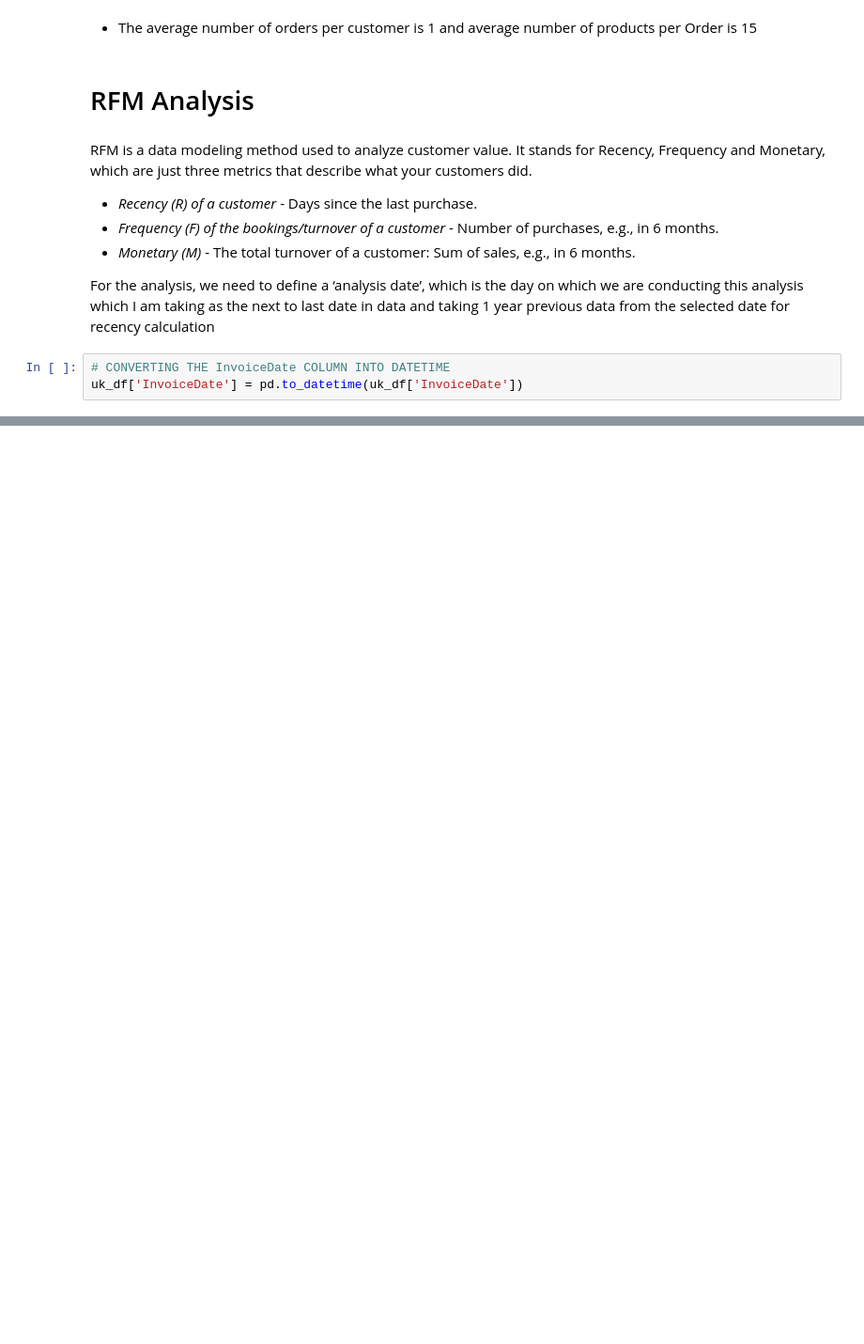
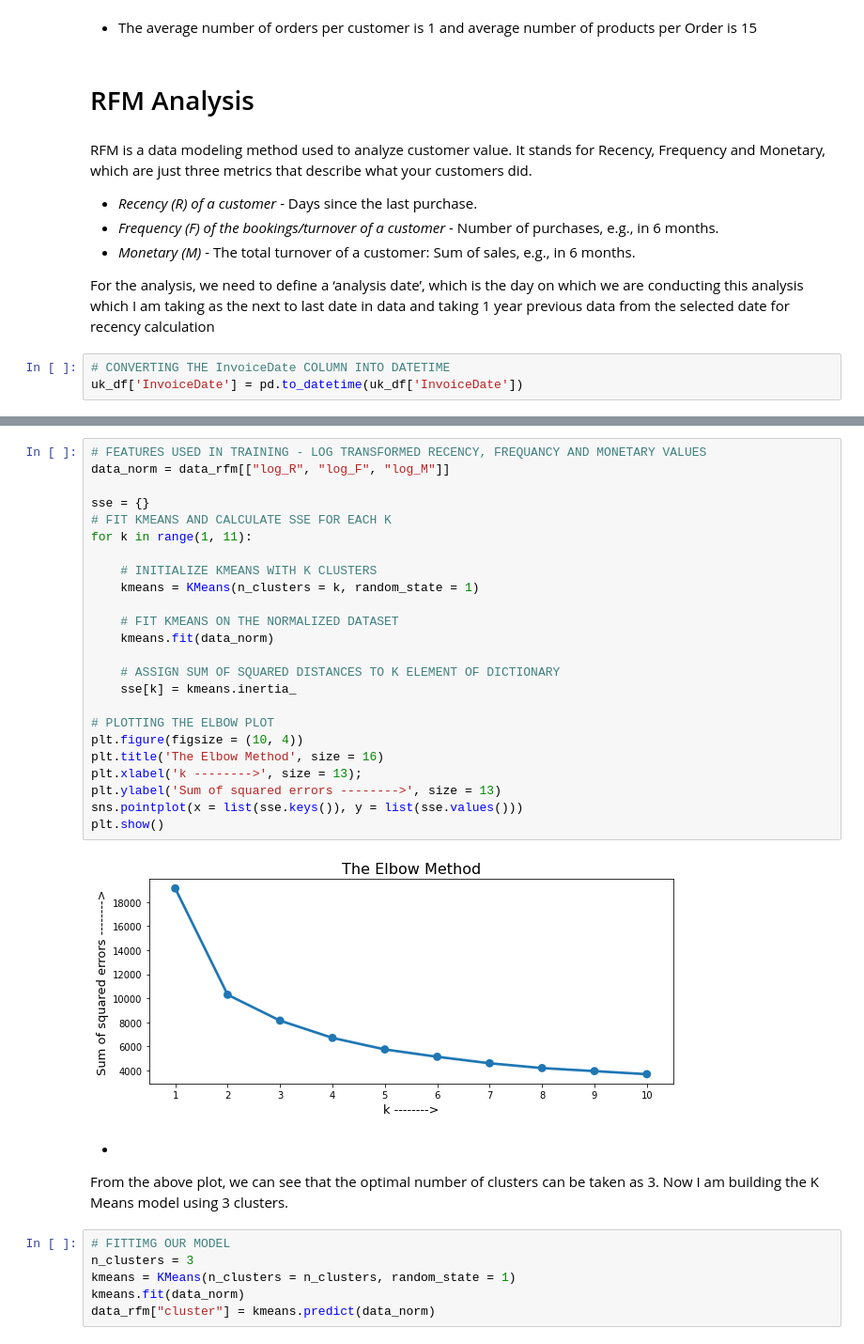
Before and after one commit to anupstar100/UML-Capston_Project-Customer_Segmentation, a Jupyter notebook: UML_Capston_Project_Online_Retail_Customer_Segmentation.ipynb, the cells around one changed output, grey strips where cells are left out. Shown at 94% size. Saved outputs shown, nothing was run; the diff lists cells and outputs as text; blank space fills up the shorter version.

```diff
--- a/UML_Capston_Project_Online_Retail_Customer_Segmentation.ipynb
+++ b/UML_Capston_Project_Online_Retail_Customer_Segmentation.ipynb
@@ -276,0 +608,35 @@ uk_df.info()
+# %%
+# FEATURES USED IN TRAINING - LOG TRANSFORMED RECENCY, FREQUANCY AND MONETARY VALUES
+data_norm = data_rfm[["log_R", "log_F", "log_M"]]
+
+sse = {}
+# FIT KMEANS AND CALCULATE SSE FOR EACH K
+for k in range(1, 11):
+
+    # INITIALIZE KMEANS WITH K CLUSTERS
+    kmeans = KMeans(n_clusters = k, random_state = 1)
+
+    # FIT KMEANS ON THE NORMALIZED DATASET
+    kmeans.fit(data_norm)
+
+    # ASSIGN SUM OF SQUARED DISTANCES TO K ELEMENT OF DICTIONARY
+    sse[k] = kmeans.inertia_
+
+# PLOTTING THE ELBOW PLOT
+plt.figure(figsize = (10, 4))
+plt.title('The Elbow Method', size = 16)
+plt.xlabel('k -------->', size = 13);
+plt.ylabel('Sum of squared errors -------->', size = 13)
+sns.pointplot(x = list(sse.keys()), y = list(sse.values()))
+plt.show()
+# %% [output]
+[figure, added]
+# %% [markdown]
+*
+From the above plot, we can see that the optimal number of clusters can be taken as 3. Now I am building the K Means model using 3 clusters.
+# %%
+# FITTIMG OUR MODEL
+n_clusters = 3
+kmeans = KMeans(n_clusters = n_clusters, random_state = 1)
+kmeans.fit(data_norm)
+data_rfm["cluster"] = kmeans.predict(data_norm)
```
Also changed, not shown: parts of 49 cells of this notebook.
